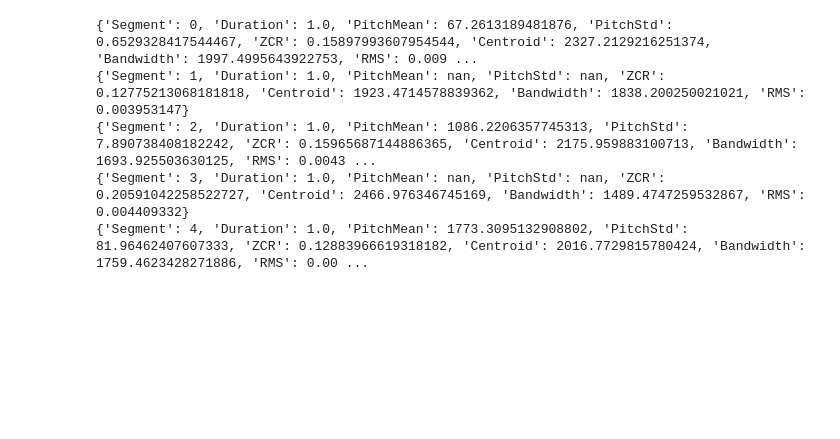
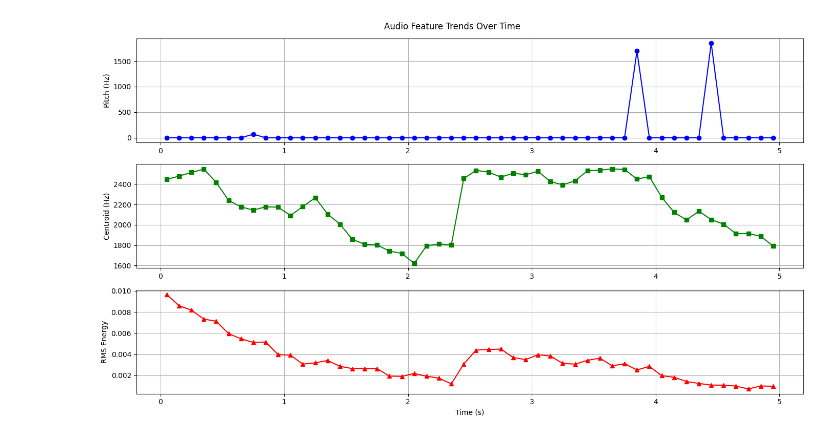
Before and after one commit to FathanAM0/Dasar-Kecerdasan-Artificial_Tugas-Besar, a Jupyter notebook: code_Feature-Extraction.ipynb, the cells around one changed output. Drawn from its saved outputs; the diff is of its cells as text; code cells hidden in the pictures; blank space fills up the shorter version.

```diff
--- a/code_Feature-Extraction.ipynb
+++ b/code_Feature-Extraction.ipynb
@@ -51,13 +88,9 @@ def extract_features(file_path, segment_duration=1, sr=22050):
 # %%
 file_path = r"C:\Users\Lulay\Documents\GitHub\Dasar-Kecerdasan-Artificial_Tugas-Besar\Dataset\noise-audio-data\5-261464-A-23.wav"
 features = extract_features(file_path)
 
 # Print the features
-for f in features:
-    print(f)
+# for f in features:
+#     print(f)
 # %% [output]
-{'Segment': 0, 'Duration': 1.0, 'PitchMean': 67.2613189481876, 'PitchStd': 0.6529328417544467, 'ZCR': 0.15897993607954544, 'Centroid': 2327.2129216251374, 'Bandwidth': 1997.4995643922753, 'RMS': 0.009 ...
-{'Segment': 1, 'Duration': 1.0, 'PitchMean': nan, 'PitchStd': nan, 'ZCR': 0.12775213068181818, 'Centroid': 1923.4714578839362, 'Bandwidth': 1838.200250021021, 'RMS': 0.003953147}
-{'Segment': 2, 'Duration': 1.0, 'PitchMean': 1086.2206357745313, 'PitchStd': 7.890738408182242, 'ZCR': 0.15965687144886365, 'Centroid': 2175.959883100713, 'Bandwidth': 1693.925503630125, 'RMS': 0.0043 ...
-{'Segment': 3, 'Duration': 1.0, 'PitchMean': nan, 'PitchStd': nan, 'ZCR': 0.20591042258522727, 'Centroid': 2466.976346745169, 'Bandwidth': 1489.4747259532867, 'RMS': 0.004409332}
-{'Segment': 4, 'Duration': 1.0, 'PitchMean': 1773.3095132908802, 'PitchStd': 81.96462407607333, 'ZCR': 0.12883966619318182, 'Centroid': 2016.7729815780424, 'Bandwidth': 1759.4623428271886, 'RMS': 0.00 ...
+[figure, added]
```
Also changed, not shown: parts of 3 cells of this notebook, 1 other file.
